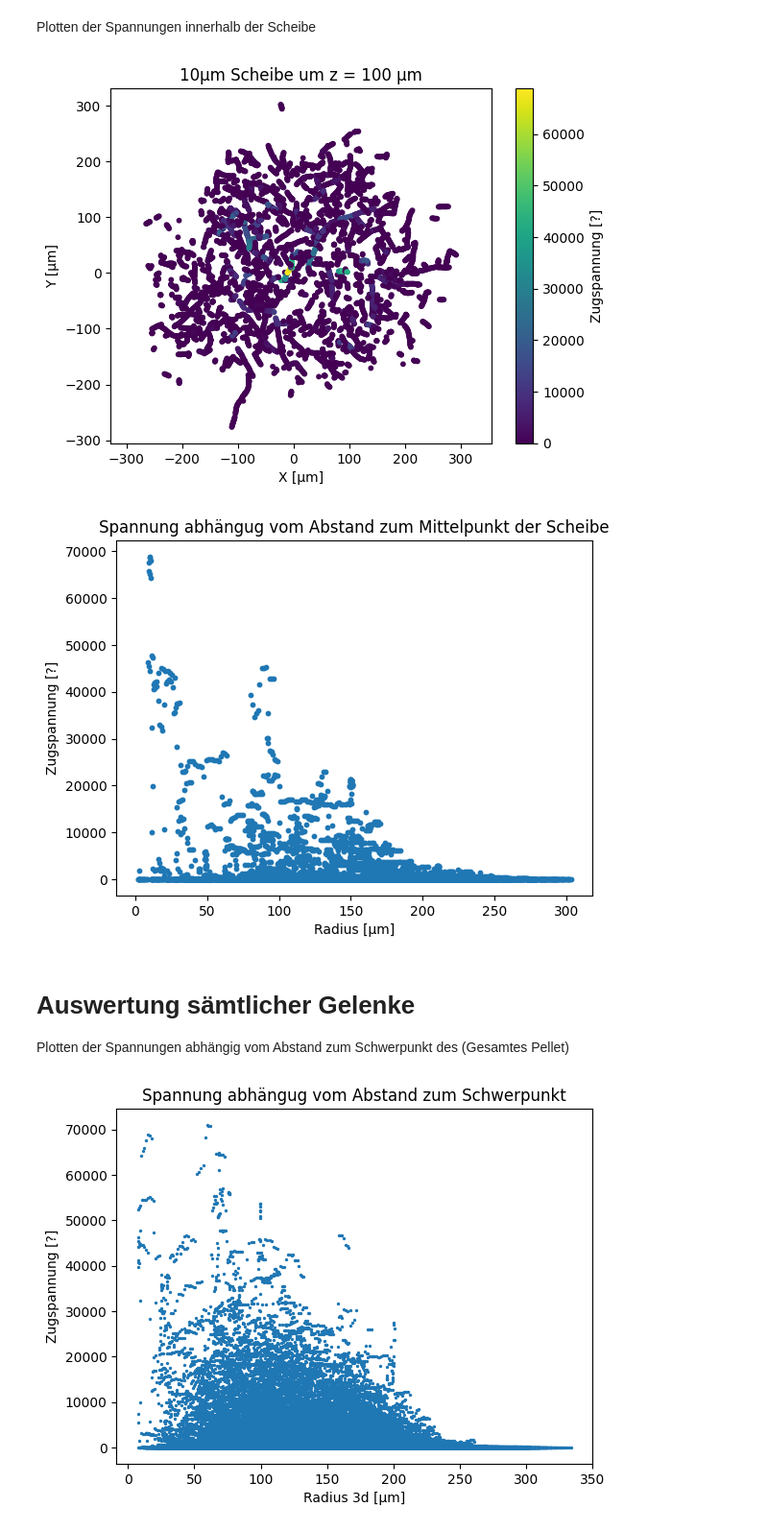
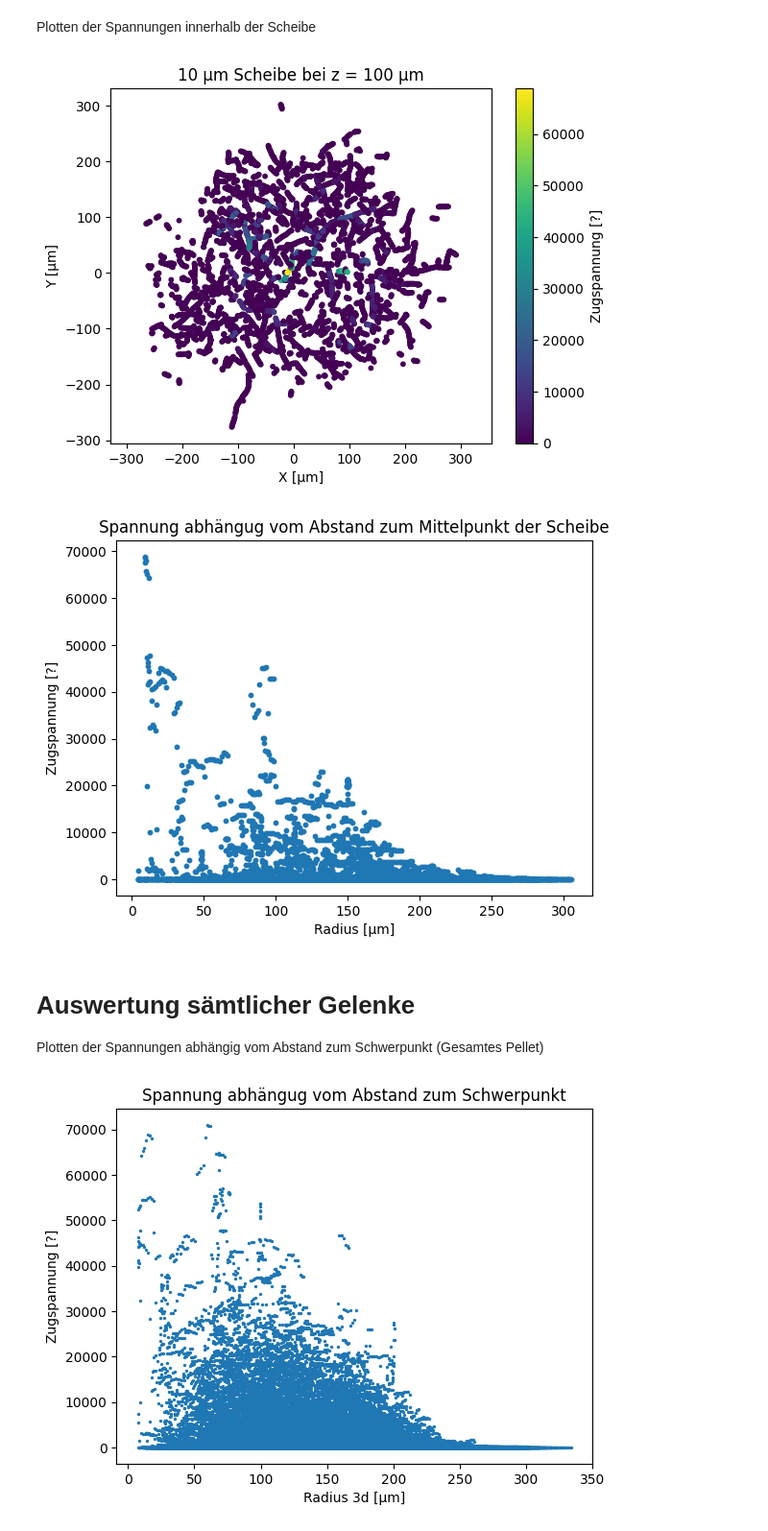
Before and after one commit to borkolli/pellet_spannung, a Jupyter notebook: spannungen_pellet.ipynb, the cells around one changed output. Shown at 96% size. Saved outputs shown, nothing was run; the diff lists cells and outputs as text; code cells hidden in the pictures.

```diff
--- a/spannungen_pellet.ipynb
+++ b/spannungen_pellet.ipynb
@@ -73,7 +72,7 @@ x_mean = df.pos_x.mean()
 y_mean = df.pos_y.mean()
 z_mean = df.pos_z.mean()
 
-df['radius'] = (df['pos_x']**2 + df['pos_y']**2).apply(np.sqrt)
+df['radius'] = ((df['pos_x']-x_mean)**2 + (df['pos_y']-x_mean)**2).apply(np.sqrt)
 df['radius_3d'] = ((df['pos_x']-x_mean)**2 + (df['pos_y']-y_mean)**2 + (df['pos_z']-z_mean)**2).apply(np.sqrt)
 
 df.sample(5)
@@ -159,10 +158,11 @@ ax = df.stress_tensile.plot.hist(bins=141, cumulative=True)
 # Auswerten einer einzelnen Scheibe bei z = 100 µm
 Erstellen eines neuen Dataframes mit Werten von Gelenken in einzelner Scheibe in X-Y-Ebene
 # %%
-z_layer = 100   # z-position of the layer
-z_layer_height = 10
-z_min = z_layer - z_layer_height/2
-z_max = z_layer + z_layer_height/2
+z_layer_position = 100  # [µm] position of center of layer
+z_layer_height = 10     # [µm]
+
+z_min = z_layer_position - z_layer_height/2
+z_max = z_layer_position + z_layer_height/2
 df_layer = df[(df.pos_z >= z_min) & (df.pos_z < z_max)]
 df_layer.describe()
 # %% [output]
@@ -180,31 +180,31 @@ Plotten der Spannungen innerhalb der Scheibe
 # %%
 import numpy as np
 import matplotlib.pyplot as plt
 
 plt.scatter(df_layer['pos_x'], df_layer['pos_y'], c=df_layer['stress_tensile'], cmap='viridis', s=10)
 plt.colorbar(label='Zugspannung [?]')  # Add color bar for reference
 
 # Add labels and title if needed
 plt.xlabel('X [µm]')
 plt.ylabel('Y [µm]')
 plt.axis('equal')
-plt.title('10µm Scheibe um z = 100 µm')
+plt.title('10 µm Scheibe bei z = 100 µm')
 
 # Show the plot
 plt.show()
 
 
 plt.scatter(df_layer['radius'], df_layer['stress_tensile'],s=10)
 plt.xlabel('Radius [µm]')
 plt.ylabel('Zugspannung [?]')
 plt.title('Spannung abhängug vom Abstand zum Mittelpunkt der Scheibe')
 plt.show()
 # %% [output]
-[figure, old version]
+[figure, new version]
-[figure, old version]
+[figure, new version]
 # %% [markdown]
 # Auswertung sämtlicher Gelenke
-Plotten der Spannungen abhängig vom Abstand zum Schwerpunkt des  (Gesamtes Pellet)
+Plotten der Spannungen abhängig vom Abstand zum Schwerpunkt (Gesamtes Pellet)
 # %%
 plt.scatter(df['radius_3d'], df['stress_tensile'],s=2)
 plt.xlabel('Radius 3d [µm]')
```
Also changed, not shown: parts of 40 cells of this notebook, 1 other file.
